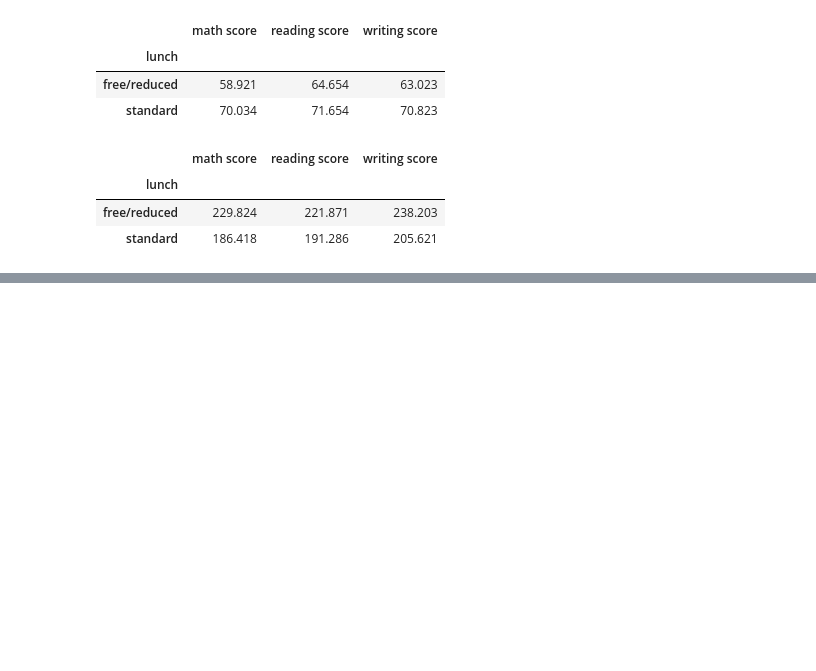
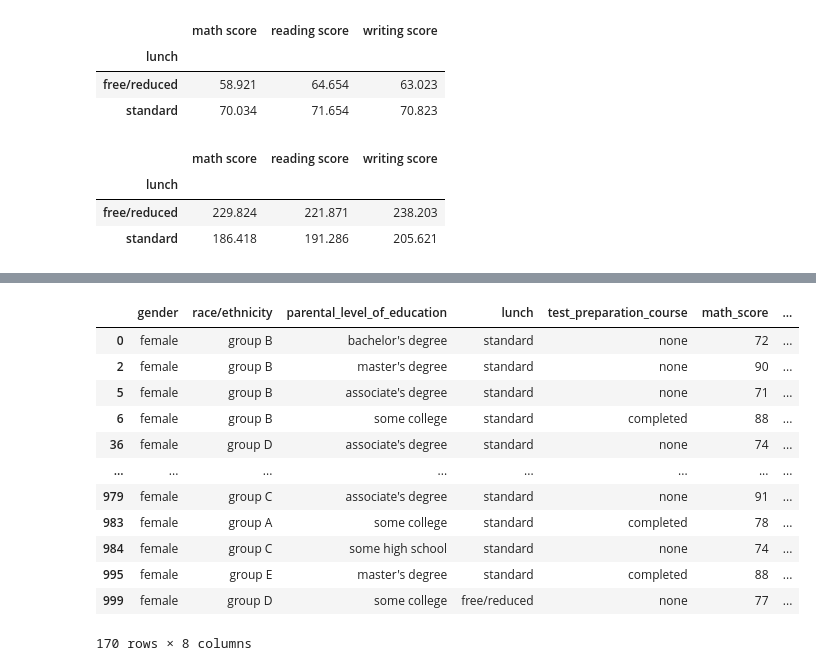
Before and after one commit to Dmitrysw/studies, a Jupyter notebook: karpov_intro_ml/intro.ipynb, the cells around one changed output, grey strips where cells are left out. Cells and saved outputs as stored; diff of their text form; code cells hidden in the pictures; blank space fills up the shorter version.

```diff
--- a/karpov_intro_ml/intro.ipynb
+++ b/karpov_intro_ml/intro.ipynb
@@ -628,0 +647,16 @@ students_performance.rename(columns= {"parental level of education" : "parental_
+# %%
+students_performance.query("gender == 'female' & math_score > 70 ")
+# %% [output]
+|  | gender | race/ethnicity | parental_level_of_education | lunch | test_preparation_course | math_score | ... |
+| 0 | female | group B | bachelor's degree | standard | none | 72 | ... |
+| 2 | female | group B | master's degree | standard | none | 90 | ... |
+| 5 | female | group B | associate's degree | standard | none | 71 | ... |
+| 6 | female | group B | some college | standard | completed | 88 | ... |
+| 36 | female | group D | associate's degree | standard | none | 74 | ... |
+| ... | ... | ... | ... | ... | ... | ... | ... |
+| 979 | female | group C | associate's degree | standard | none | 91 | ... |
+| 983 | female | group A | some college | standard | completed | 78 | ... |
+| 984 | female | group C | some high school | standard | none | 74 | ... |
+| 995 | female | group E | master's degree | standard | completed | 88 | ... |
+| 999 | female | group D | some college | free/reduced | none | 77 | ... |
+170 rows × 8 columns
```
Also changed, not shown: parts of 13 cells of this notebook.
